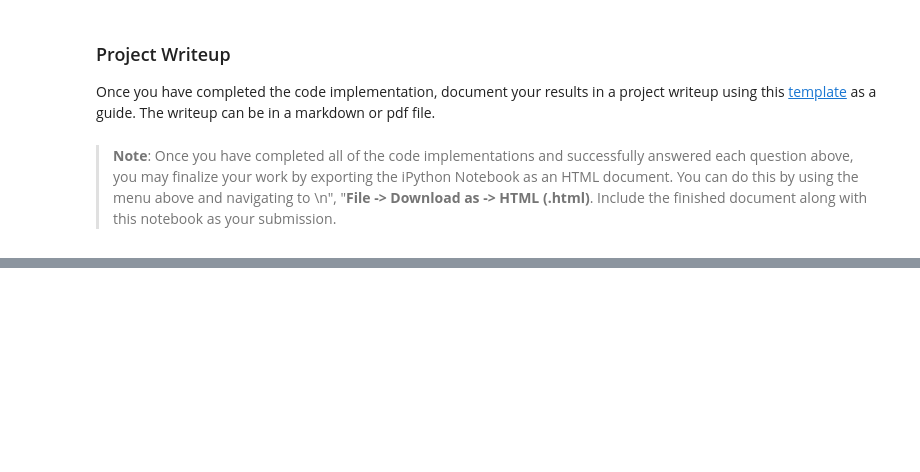
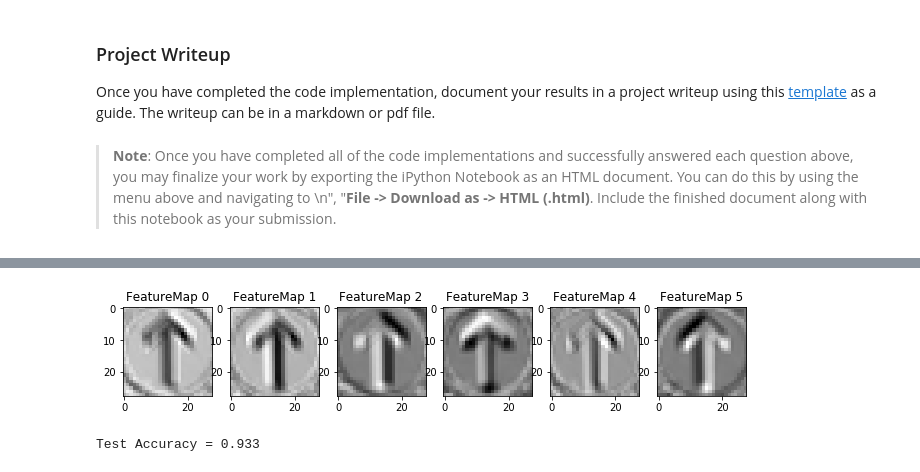
Before and after one commit to udacity-om/ud_self_driving_car_engineer, a Jupyter notebook: CarND-Traffic-Sign-Classifier-Project/Traffic_Sign_Classifier.ipynb, the cells around one changed output, grey strips where cells are left out. Saved outputs shown, nothing was run; the diff lists cells and outputs as text; code cells hidden in the pictures; blank space fills up the shorter version.

```diff
--- a/CarND-Traffic-Sign-Classifier-Project/Traffic_Sign_Classifier.ipynb
+++ b/CarND-Traffic-Sign-Classifier-Project/Traffic_Sign_Classifier.ipynb
@@ -568,6 +636,17 @@ def outputFeatureMap(image_input, tf_activation, activation_min=-1, activation_m
 # %%
 with tf.Session() as sess3:
     sess_saver_3 = tf.train.import_meta_graph('lenet.meta')
     sess_saver_3.restore(sess3, tf.train.latest_checkpoint('.'))
-    conv_1 = tf.get_default_graph().get_tensor_by_name('conv1_W:0')
+    conv_1 = tf.get_default_graph().get_tensor_by_name('conv1:0')
     outputFeatureMap(test_images, conv_1)
+# %% [output]
+[figure, added]
+# %%
+# Evaluate the model on test set. RUN ONLY ONCE
+with tf.Session() as sess4:
+    sess_saver_4 = tf.train.import_meta_graph('lenet.meta')
+    sess_saver_4.restore(sess4, tf.train.latest_checkpoint('.'))
+    test_loss, test_accuracy = evaluate(X_test_ng, y_test)
+    print("Test Accuracy = {:.3f}".format(test_accuracy))
+# %% [output]
+Test Accuracy = 0.933
```
Also changed, not shown: parts of 7 cells of this notebook, 3 other files.
